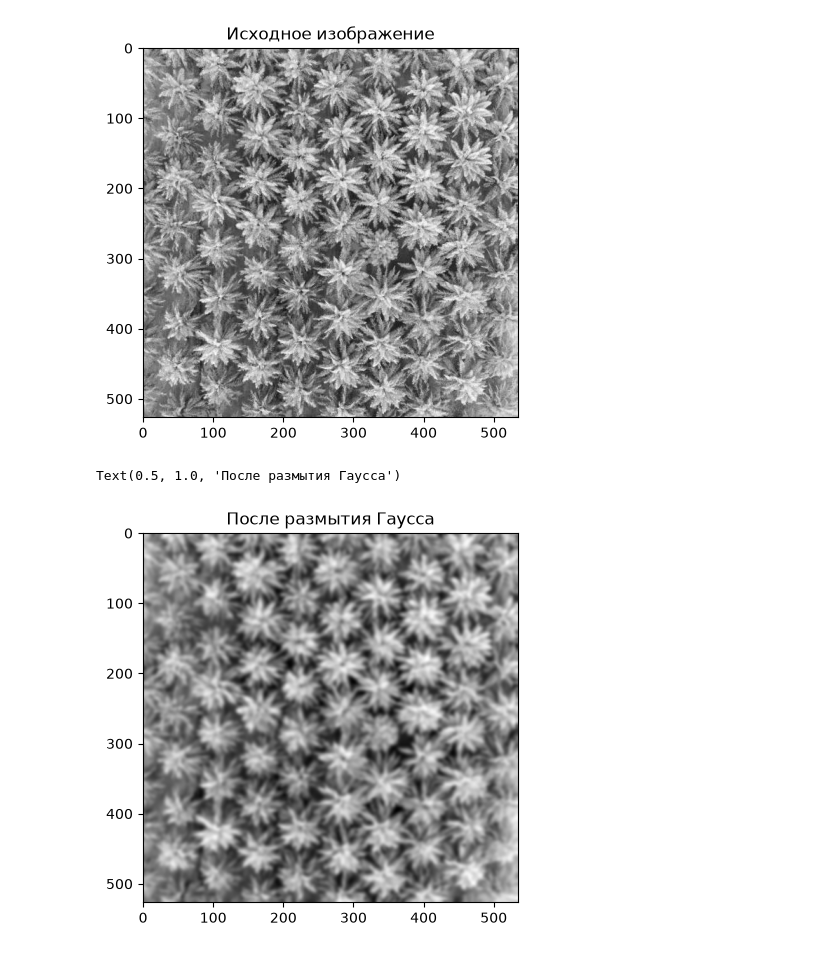
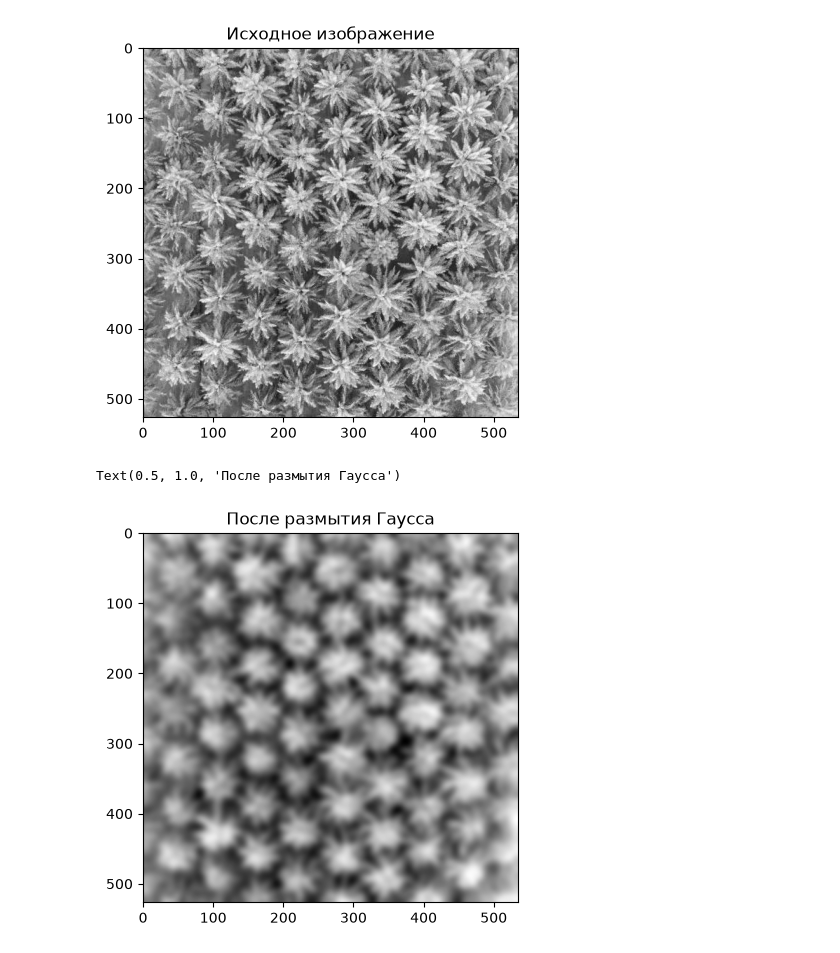
Before and after one commit to Daemos17/Image_Processing, a Jupyter notebook: Task 4/Task 4.ipynb, the cells around one changed output. Cells and saved outputs as stored; diff of their text form; code cells hidden in the pictures.

```diff
--- a/Task 4/Task 4.ipynb
+++ b/Task 4/Task 4.ipynb
@@ -115,12 +80,12 @@ plt.title('Исходное изображение')
 Text(0.5, 1.0, 'Исходное изображение')
 [figure]
 # %%
-blurred = cv2.GaussianBlur(image_gray_pl, (13, 13), 0)
+blurred = cv2.GaussianBlur(image_gray_pl, (31, 31), 0)
 plt.imshow(blurred, cmap='gray')
 plt.title('После размытия Гаусса')
 # %% [output]
 Text(0.5, 1.0, 'После размытия Гаусса')
-[figure, old version]
+[figure, new version]
 # %%
 ret, thresh = cv2.threshold(blurred, 0, 255, cv2.THRESH_BINARY_INV + cv2.THRESH_OTSU)
 plt.imshow(thresh, cmap='gray')
```
Also changed, not shown: parts of 6 cells of this notebook.
